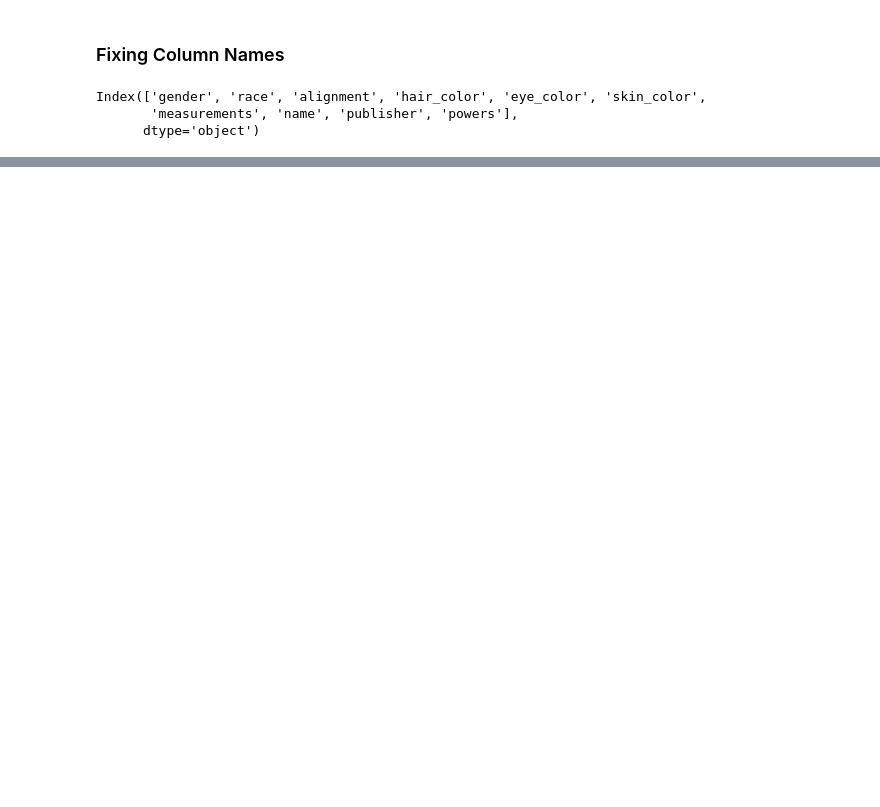
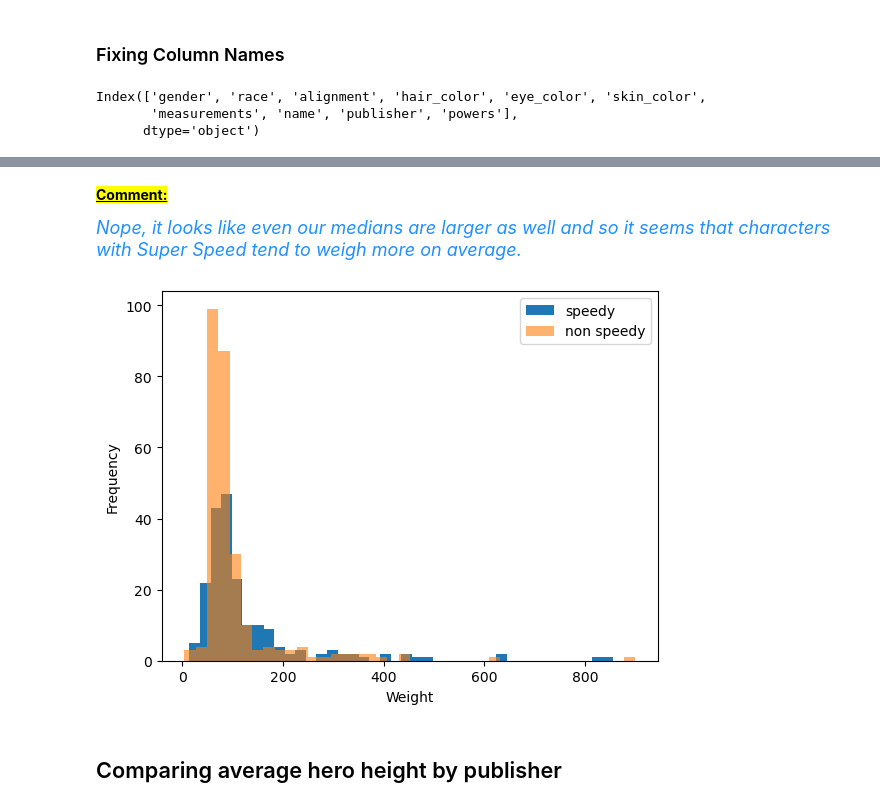
Before and after one commit to CRPeace/CD_Applying_Advanced_Transformations, a Jupyter notebook: C.Peace_Applying_Advanced_Transformations.ipynb, the cells around one changed output, grey strips where cells are left out. Cells and saved outputs as stored; diff of their text form; code cells hidden in the pictures; blank space fills up the shorter version.

```diff
--- a/C.Peace_Applying_Advanced_Transformations.ipynb
+++ b/C.Peace_Applying_Advanced_Transformations.ipynb
@@ -257,0 +445,6 @@ Index(['gender', 'race', 'alignment', 'hair_color', 'eye_color', 'skin_color',
+# %%
+# making a list of all unique powers to make distinct columns
+cols_to_make = powers_exploded['powers'].dropna().unique()
+
+# confirming
+cols_to_make
@@ -257,0 +469,7 @@ Index(['gender', 'race', 'alignment', 'hair_color', 'eye_color', 'skin_color',
+# %%
+# creating separate one hot encoded columns for each power
+for i in cols_to_make:
+    df[i] = df['powers'].apply(lambda x: 1 if i in x else 0)
+
+# confirming
+df
@@ -257,0 +521,3 @@ Index(['gender', 'race', 'alignment', 'hair_color', 'eye_color', 'skin_color',
+# %%
+# dropping 'powers'
+df = df.drop(columns='powers').copy()
@@ -257,0 +555,9 @@ Index(['gender', 'race', 'alignment', 'hair_color', 'eye_color', 'skin_color',
+# %%
+# segmenting into super speed and non super speed
+speedy = df[df['Super Speed'] == 1]
+non_speedy = df[df['Super Speed'] == 0]
+
+# confirming
+display(df.shape, speedy.shape, non_speedy.shape,
+        speedy[['name', 'Super Speed']].head(),
+        non_speedy[['name', 'Super Speed']].head())
@@ -257,0 +635,15 @@ Index(['gender', 'race', 'alignment', 'hair_color', 'eye_color', 'skin_color',
+# %% [markdown]
+<mark><u>**Comment:**</u>
+
+<font color='dodgerblue' size=4><i>
+Nope, it looks like even our medians are larger as well and so it seems that characters with Super Speed tend to weigh more on average.
+</i></font>
+# %%
+speedy['weight_kg'].plot(kind='hist', bins=40, label='speedy')
+non_speedy['weight_kg'].plot(kind='hist', bins=40, label='non speedy', alpha=.6)
+plt.xlabel('Weight')
+plt.legend();
+# %% [output]
+[figure, added]
+# %% [markdown]
+## Comparing average hero height by publisher
```
Also changed, not shown: parts of 49 cells of this notebook.
